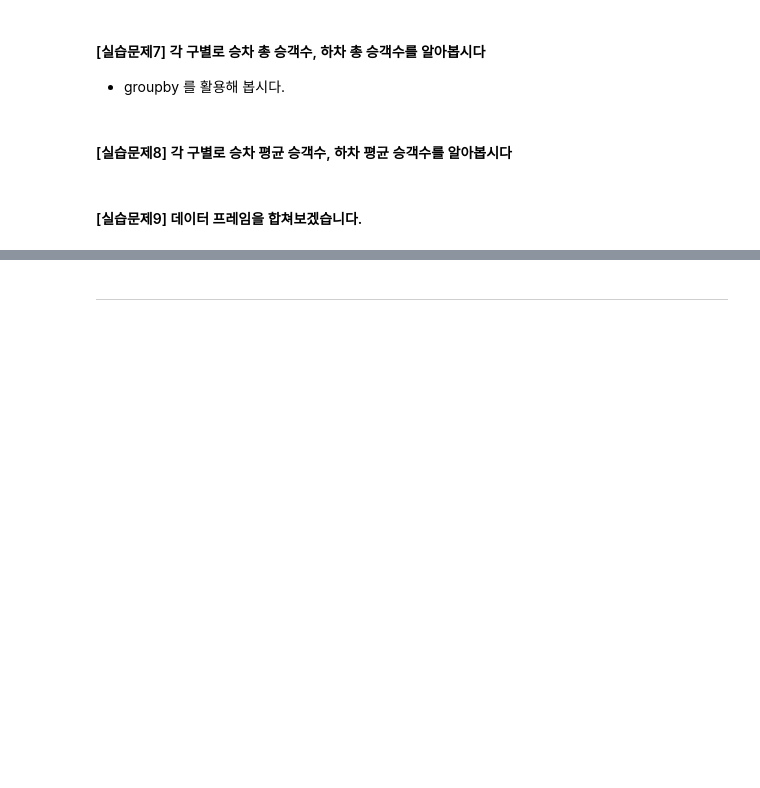
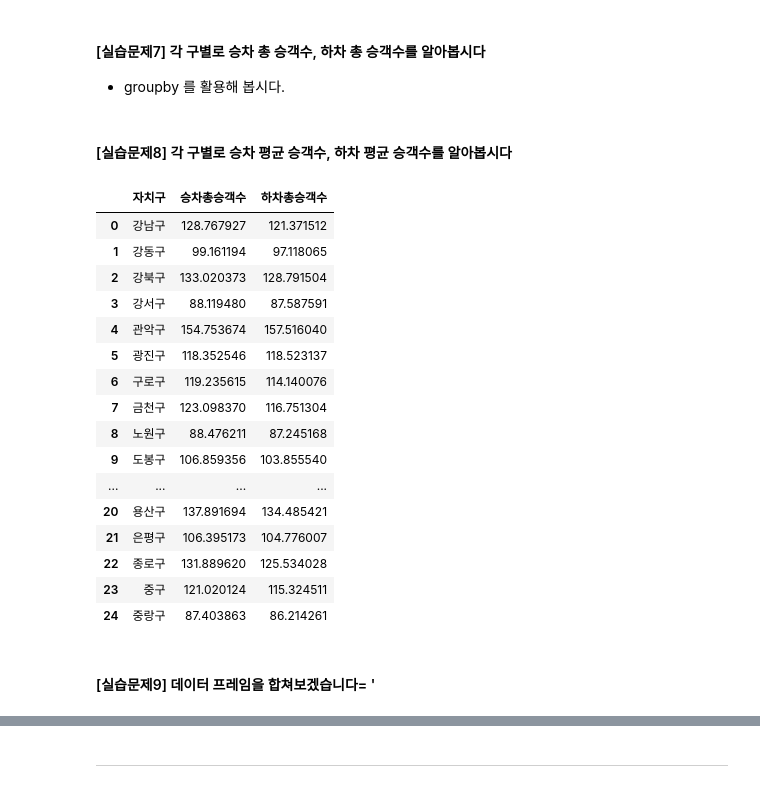
Before and after one commit to op-6160/AIVLE, a Jupyter notebook: 0213_MiniProject_1/1.1 데이터 불러오기 및 분석(EDA)_1차_버스정류장데이터.ipynb, the cells around one changed output, grey strips where cells are left out. Cells and saved outputs as stored; diff of their text form; code cells hidden in the pictures; blank space fills up the shorter version.

```diff
--- a/0213_MiniProject_1/1.1 데이터 불러오기 및 분석(EDA)_1차_버스정류장데이터.ipynb
+++ b/0213_MiniProject_1/1.1 데이터 불러오기 및 분석(EDA)_1차_버스정류장데이터.ipynb
@@ -186,7 +391,27 @@ import pandas as pd
 #### [실습문제8] 각 구별로 승차 평균 승객수, 하차 평균 승객수를 알아봅시다
 # %%
 # 아래에 실습코드를 작성하고 결과를 확인합니다.
+bus_station_mean = data.groupby('자치구',as_index=False)['승차총승객수','하차총승객수'].mean()
+bus_station_mean
+# %% [output]
+|  | 자치구 | 승차총승객수 | 하차총승객수 |
+| 0 | 강남구 | 128.767927 | 121.371512 |
+| 1 | 강동구 | 99.161194 | 97.118065 |
+| 2 | 강북구 | 133.020373 | 128.791504 |
+| 3 | 강서구 | 88.119480 | 87.587591 |
+| 4 | 관악구 | 154.753674 | 157.516040 |
+| 5 | 광진구 | 118.352546 | 118.523137 |
+| 6 | 구로구 | 119.235615 | 114.140076 |
+| 7 | 금천구 | 123.098370 | 116.751304 |
+| 8 | 노원구 | 88.476211 | 87.245168 |
+| 9 | 도봉구 | 106.859356 | 103.855540 |
+| ... | ... | ... | ... |
+| 20 | 용산구 | 137.891694 | 134.485421 |
+| 21 | 은평구 | 106.395173 | 104.776007 |
+| 22 | 종로구 | 131.889620 | 125.534028 |
+| 23 | 중구 | 121.020124 | 115.324511 |
+| 24 | 중랑구 | 87.403863 | 86.214261 |
 # %% [markdown]
-#### [실습문제9] 데이터 프레임을 합쳐보겠습니다.
+#### [실습문제9] 데이터 프레임을 합쳐보겠습니다= '
 # %%
 # 네 개 파일을 합쳐볼까요
```
Also changed, not shown: parts of 35 cells of this notebook, 5 other files.
